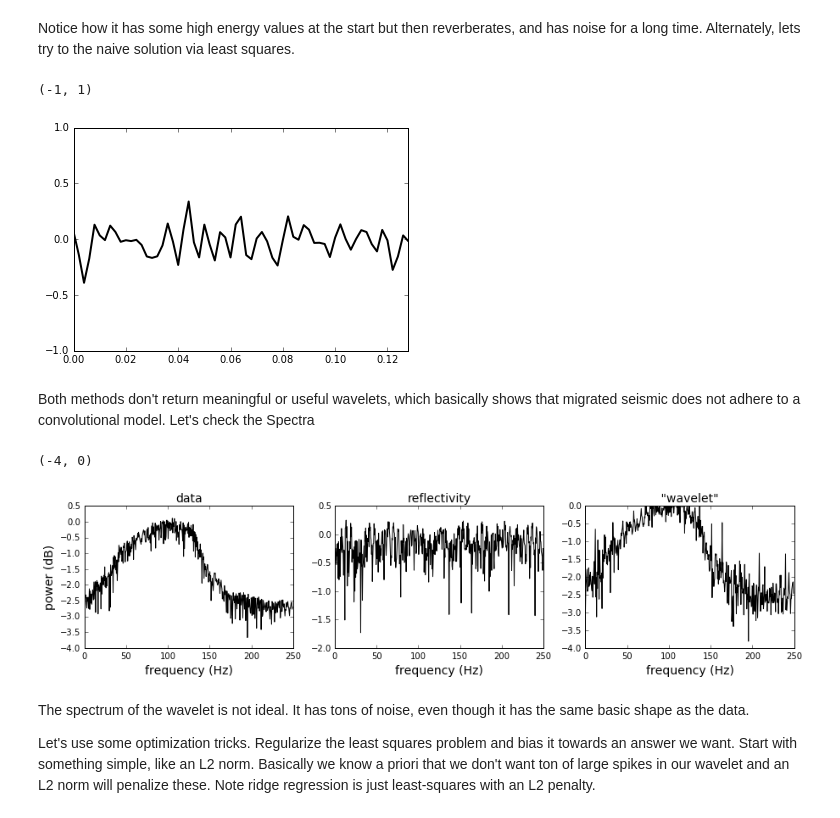
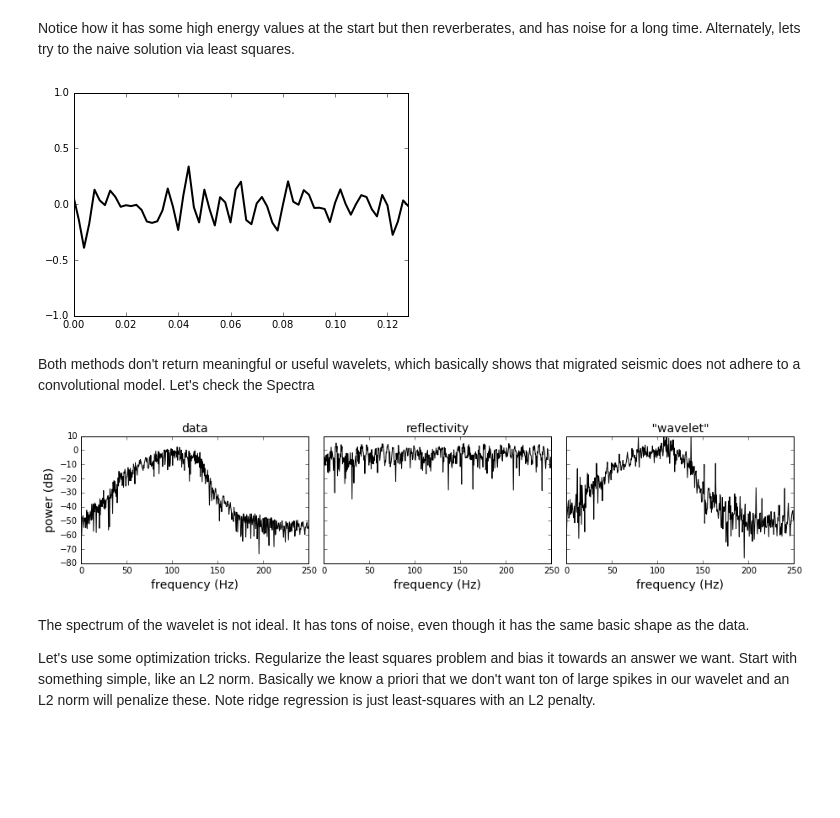
Before and after one commit to EvanBianco/notebooks, a Jupyter notebook: wavelet_estimation/Wavelet_estimation_for_well_ties.ipynb, the cells around one changed output. Drawn from its saved outputs; the diff is of its cells as text; code cells hidden in the pictures; blank space fills up the shorter version.

```diff
--- a/wavelet_estimation/Wavelet_estimation_for_well_ties.ipynb
+++ b/wavelet_estimation/Wavelet_estimation_for_well_ties.ipynb
@@ -152,42 +159,45 @@ def wigner(rpp, seismic):
 # %%
-wigner_wave = wigner(r, s)
-plt.plot(t, wigner_wave, 'k', lw=2)
-plt.xlim([0,0.128])
-plt.ylim([-1,1])
+fig06 = plt.figure()
+ax = fig06.add_subplot(111)
+ax.plot(t, wigner_wave, 'k', lw=2)
+ax.set_xlim([0,0.128])
+ax.set_ylim([-1,1])
 # %% [output]
-(-1, 1)
 [figure]
 # %% [markdown]
 Both methods don't return meaningful or useful wavelets, which basically shows that migrated seismic does not adhere to a convolutional model. Let's check the Spectra
+# %%
+Y1 = 20 * np.log10(np.abs(np.fft.fft(s))[0:len(faxis)//2])
+R1 = 20 * np.log10(np.abs(np.fft.fft(r))[0:len(faxis)//2])
+W1 = 20 * np.log10(np.abs(np.abs(np.fft.fft(s) / np.fft.fft(r)))[0:len(faxis)//2])
+W2 = 20 * np.log10(np.fft.fft(wigner_wave)[0:len(faxis)//2])
 # %%
-Y1 = np.log10(np.abs(np.fft.fft(s))[0:len(faxis)//2])
-R1 = np.log10(np.abs(np.fft.fft(r))[0:len(faxis)//2])
-W1 = np.log10(np.abs(np.abs(np.fft.fft(s) / np.fft.fft(r)))[0:len(faxis)//2])
-W2 = np.log10(np.fft.fft(wigner_wave)[0:len(faxis)//2])
-
-
-fig = plt.figure(figsize=(15,3))
-ax = fig.add_subplot(131)
-
+fig07 = plt.figure(figsize=(15,3))
+ax = fig07.add_axes([0.1, 0.15, 0.25, 0.7])
 ax.plot(X,Y1, 'k', lw=1)
 ax.set_title('data', fontsize=14)
 ax.set_ylabel('power (dB)', fontsize=14)
 ax.set_xlabel('frequency (Hz)', fontsize=14)
+ax.set_ylim(-80,10)
 
-ax2 = fig.add_subplot(132)
+ax2 = fig07.add_axes([0.1 + 1*0.8/3, 0.15, 0.25, 0.7])
 ax2.plot(X,R1, 'k', lw=1)
 ax2.set_title('reflectivity', fontsize=14)
 ax2.set_xlabel('frequency (Hz)', fontsize=14)
+ax2.set_ylim(-80,10)
+ax2.set_yticklabels([])
 
-ax3 = fig.add_subplot(133)
+ax3 = fig07.add_axes([0.1 + 2*0.8/3, 0.15, 0.25, 0.7])
 ax3.plot(X,W1, 'k', lw=1)
 # ax3.plot(X,W2, 'dark blue', lw=1)
 ax3.set_title(' "wavelet" ', fontsize=14)
 ax3.set_xlabel('frequency (Hz)', fontsize=14)
-ax3.set_ylim(-4,0)
+ax3.set_ylim(-80,10)
+ax3.set_yticklabels([])
+
+fig07.savefig('figure_3.png')
 # %% [output]
-(-4, 0)
-[figure, old version]
+[figure, new version]
 # %% [markdown]
 The spectrum of the wavelet is not ideal. It has tons of noise, even though it has the same basic shape as the data.
 
```
Also changed, not shown: parts of 20 cells of this notebook.
